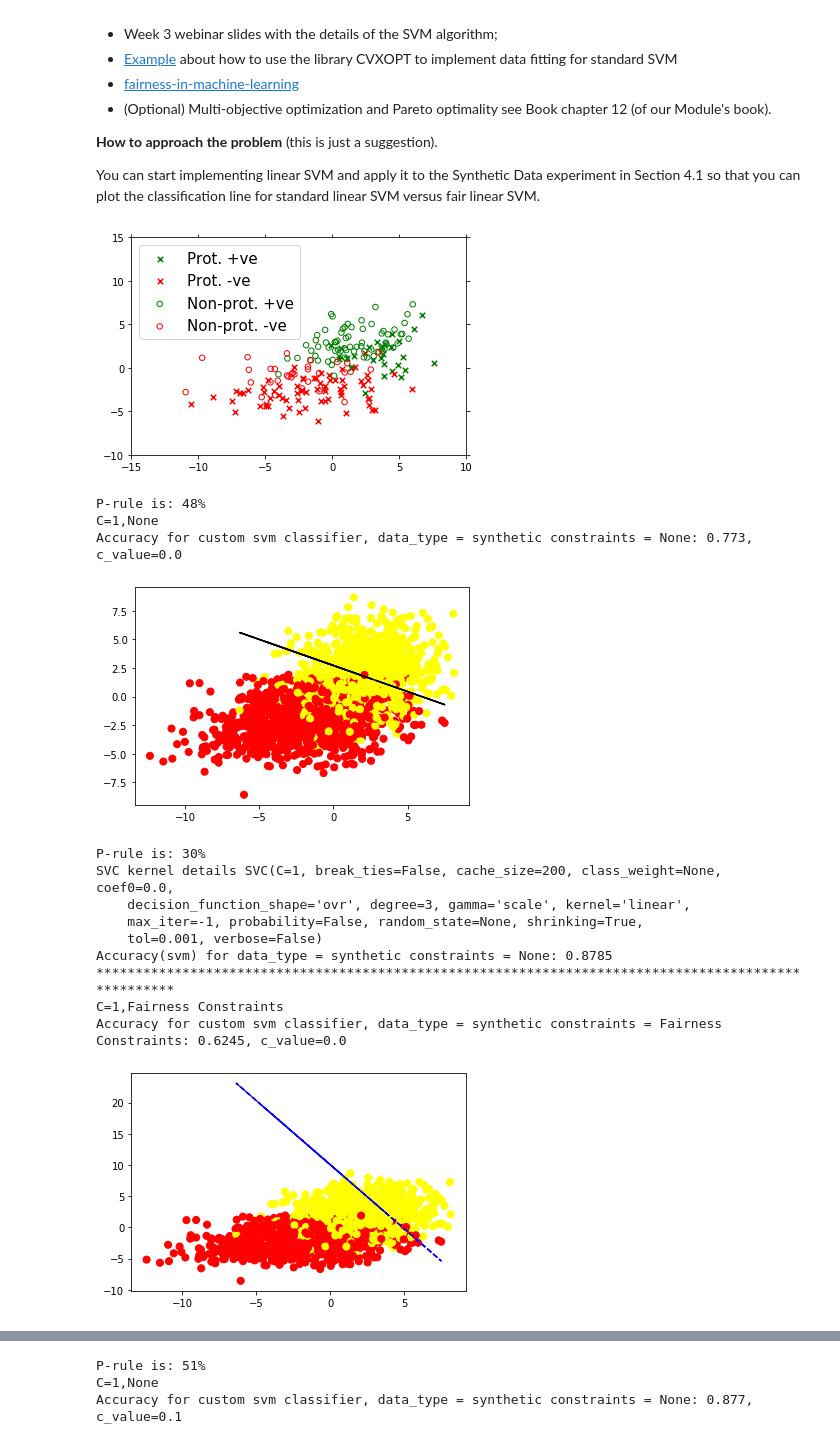
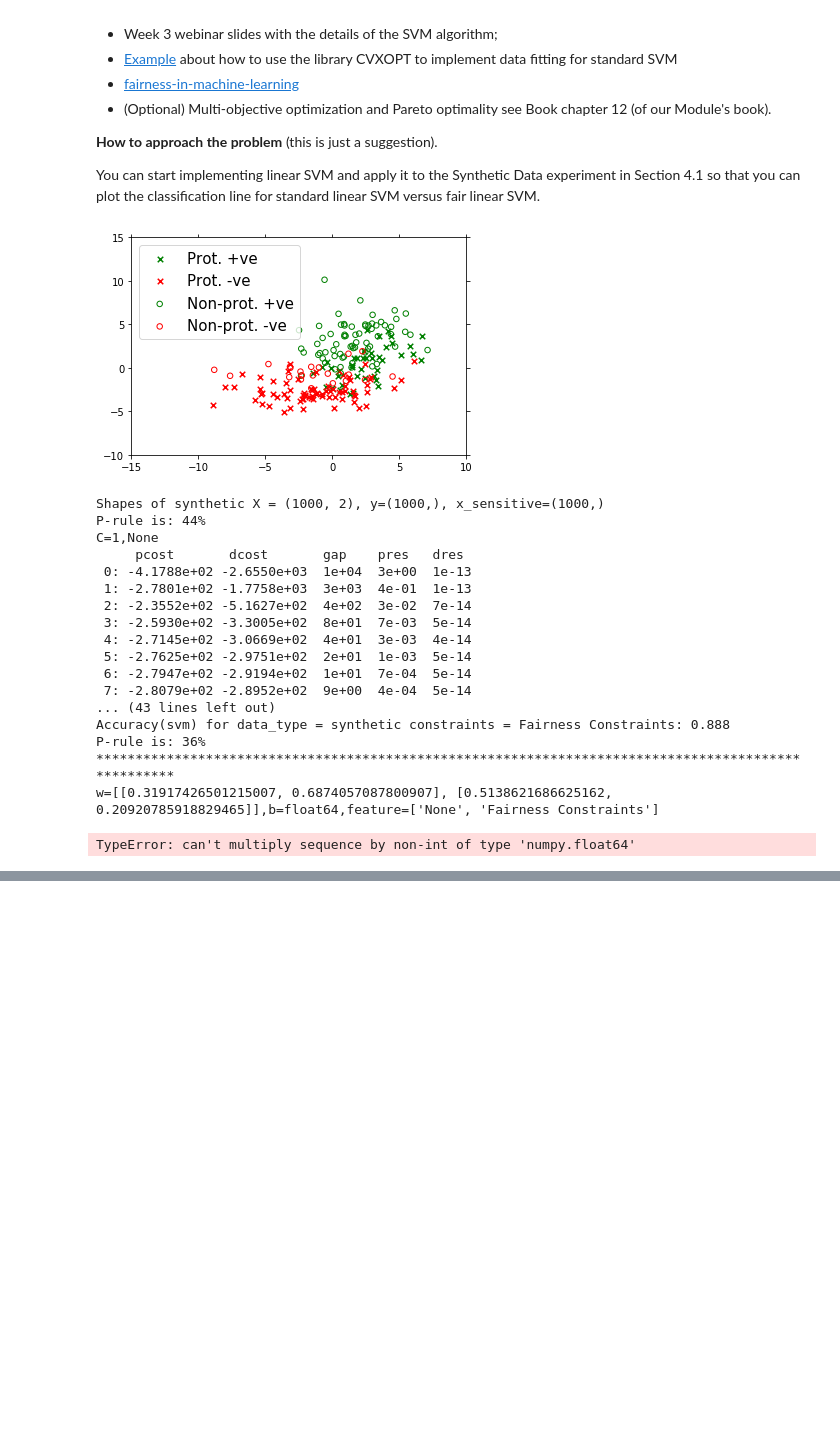
Before and after one commit to vipulpopat/svm-with-fairness-constraint, a Jupyter notebook: Project_5_FinalNotebook.ipynb, the cells around one changed output, grey strips where cells are left out. Saved outputs shown, nothing was run; the diff lists cells and outputs as text; code cells hidden in the pictures; blank space fills up the shorter version.

Commit message:
tried to add plots

```diff
--- a/Project_5_FinalNotebook.ipynb
+++ b/Project_5_FinalNotebook.ipynb
@@ -724,16 +732,12 @@ def get_line_coordinates(w, x1, x2):
 # %%
 results_data={'data_type': [], 'samples(train)': [], 'constraints': [], 'accuracy' : [], 'p_rule' : [], 'accuracy_svm(no_constraints)' : [], 'kernel' : [], 'C': [], 'coeff_c': []}
 
-def run_experiment(C_values, sample_count, data_type, kernel=rbf_kernel, correlation=0.0, results=results_data):
-    if data_type == 'bank':
-        X, y, x_control = load_bank_data(load_data_size=sample_count)
-    elif (data_type == 'synthetic'):
-        X, y, x_control = load_synthetic_data(load_data_size=sample_count, plot_data=True)
-    else:
-        X, y, x_control = load_adult_data(load_data_size=sample_count)
+def run_experiment(X, y, x_control, C_values, data_type, kernel=rbf_kernel, correlation=0.0, results=results_data):
 
     ## compute the p_rule on base scenario
     compute_p_rule("Base Data " + data_type, x_control, y)
+
+    w , b, xfit, f_feature=[],[],[],[]
 
     for C in C_values:
         for feature in [None, x_control]:
@@ -742,13 +746,21 @@ def run_experiment(C_values, sample_count, data_type, kernel=rbf_kernel, correla
                 p_feature = 'Fairness Constraints'
             print(f'C={C},{p_feature}')
             clf = SupportVectorMachine(kernel=kernel, sensible_feature=feature, C=C, power=4, coef=1, correlation=correlation)
-            #clf = SupportVectorMachine_trial(kernel=rbf_kernel, sensible_feature=feature, C=C, power=4, coef=1)
+            #clf = SupportVectorMachine_trial(kernel=kernel, sensible_feature=feature, C=C, power=4, coef=1, correlation=correlation)
+            #clf = SupportVectorMachine_robin(kernel=kernel, sensible_feature=feature, C=C, power=4, coef=1, correlation=correlation)
             clf.fit(X, y)
+
+            # append to the plot data
+            w.append(clf.w)
+            b.append(clf.b)
+            xfit.append(clf.support_vectors)
+            f_feature.append(str(p_feature))
+
+
             y_pred = clf.predict(X)
 
             accuracy = accuracy_score(y, y_pred)
             print (f'Accuracy for custom svm classifier, data_type = {data_type} constraints = {p_feature}: {accuracy}, c_value={correlation}')
-            clf.plot_decision_boundary(X, y, feature, data_type)
 
             p_rule_string = "p_rule on = " + str(p_feature) + " , " + data_type
             p_rule = compute_p_rule(p_rule_string, x_control, y_pred)
@@ -766,7 +778,7 @@ def run_experiment(C_values, sample_count, data_type, kernel=rbf_kernel, correla
             if (feature is not None):
                 compute_p_rule("p_rule on svm classifier on " + data_type + ", constraints = " + str(p_feature), x_control, y_pred_svm)
 
-            results_data['samples(train)'].append(sample_count)
+            results_data['samples(train)'].append(X.shape[0])
             results_data['p_rule'].append(p_rule)
             results_data['data_type'].append(data_type)
             results_data['constraints'].append(p_feature)
@@ -778,30 +790,44 @@ def run_experiment(C_values, sample_count, data_type, kernel=rbf_kernel, correla
 
 
             print('**'*50)
+
+    return w,b,xfit,f_feature
 # %%
 data_count=500
 
+X_s, y_s , x_control_s = get_data('synthetic',sample_count=500)
+
+#X_a, y_a , x_control_a = get_data('adult', sample_count=10000)
+
 # Compare the statistics of the accuracies across all cross-validation folds
-run_experiment([1], sample_count=1000, kernel=linear_kernel, data_type='synthetic', results=results_data)
-run_experiment([1], sample_count=1000, kernel=linear_kernel, data_type='synthetic', correlation=0.1, results=results_data)
-run_experiment([10], sample_count=5000, data_type='bank', results=results_data)
-run_experiment([1], sample_count=10000, data_type='adult', correlation=0.01, results=results_data)
-#run_experiment([1], sample_count=data_count, data_type='adult', results=results_data)
+w,b,xfit,feature = run_experiment(X_s, y_s , x_control_s, [1], kernel=linear_kernel, data_type='synthetic', results=results_data)
+plot_decision_boundary(X_s, y_s, w,b,xfit,feature)
+
+#run_experiment(X_s, y_s , x_control_s, [1], kernel=linear_kernel, data_type='synthetic', correlation=0.1, results=results_data)
+
+#run_experiment(X_s, y_s , x_control_s, [1], kernel=linear_kernel, data_type='synthetic', correlation=1, results=results_data)
+
+#run_experiment(X_a, y_a , x_control_a, [1], data_type='adult', correlation=0.01, results=results_data)
+#run_experiment(X_a, y_a , x_control_a, [1], data_type='adult', results=results_data)
 
 results_df = pd.DataFrame(results_data)
 # %% [output]
-[figure, old version]
+[figure, new version]
-P-rule is: 48%
+Shapes of synthetic X = (1000, 2), y=(1000,), x_sensitive=(1000,)
+P-rule is: 44%
 C=1,None
-Accuracy for custom svm classifier, data_type = synthetic constraints = None: 0.773, c_value=0.0
+     pcost       dcost       gap    pres   dres
+ 0: -4.1788e+02 -2.6550e+03  1e+04  3e+00  1e-13
+ 1: -2.7801e+02 -1.7758e+03  3e+03  4e-01  1e-13
+ 2: -2.3552e+02 -5.1627e+02  4e+02  3e-02  7e-14
+ 3: -2.5930e+02 -3.3005e+02  8e+01  7e-03  5e-14
+ 4: -2.7145e+02 -3.0669e+02  4e+01  3e-03  4e-14
+ 5: -2.7625e+02 -2.9751e+02  2e+01  1e-03  5e-14
+ 6: -2.7947e+02 -2.9194e+02  1e+01  7e-04  5e-14
+ 7: -2.8079e+02 -2.8952e+02  9e+00  4e-04  5e-14
+... (43 lines left out)
+Accuracy(svm) for data_type = synthetic constraints = Fairness Constraints: 0.888
+P-rule is: 36%
+****************************************************************************************************
+w=[[0.31917426501215007, 0.6874057087800907], [0.5138621686625162, 0.20920785918829465]],b=float64,feature=['None', 'Fairness Constraints']
-[figure, removed]
-P-rule is: 30%
-SVC kernel details SVC(C=1, break_ties=False, cache_size=200, class_weight=None, coef0=0.0,
-    decision_function_shape='ovr', degree=3, gamma='scale', kernel='linear',
-    max_iter=-1, probability=False, random_state=None, shrinking=True,
-    tol=0.001, verbose=False)
-Accuracy(svm) for data_type = synthetic constraints = None: 0.8785
-****************************************************************************************************
-C=1,Fairness Constraints
-Accuracy for custom svm classifier, data_type = synthetic constraints = Fairness Constraints: 0.6245, c_value=0.0
+TypeError: can't multiply sequence by non-int of type 'numpy.float64'
-[figure, removed]
@@ -817,3 +833,0 @@ P-rule is: 41%
-P-rule is: 51%
-C=1,None
-Accuracy for custom svm classifier, data_type = synthetic constraints = None: 0.877, c_value=0.1
```
Also changed, not shown: parts of 11 cells of this notebook.
